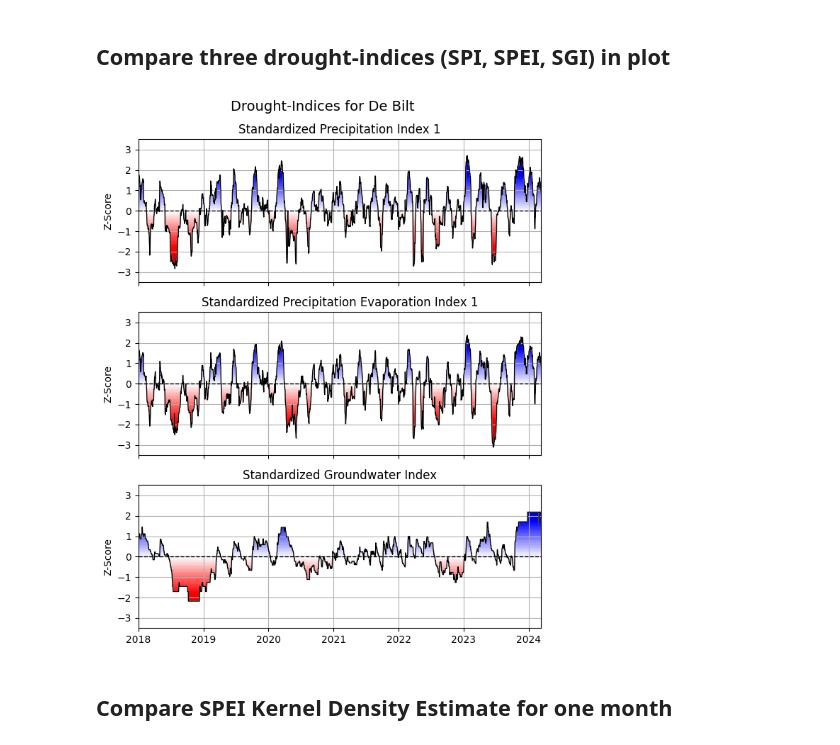
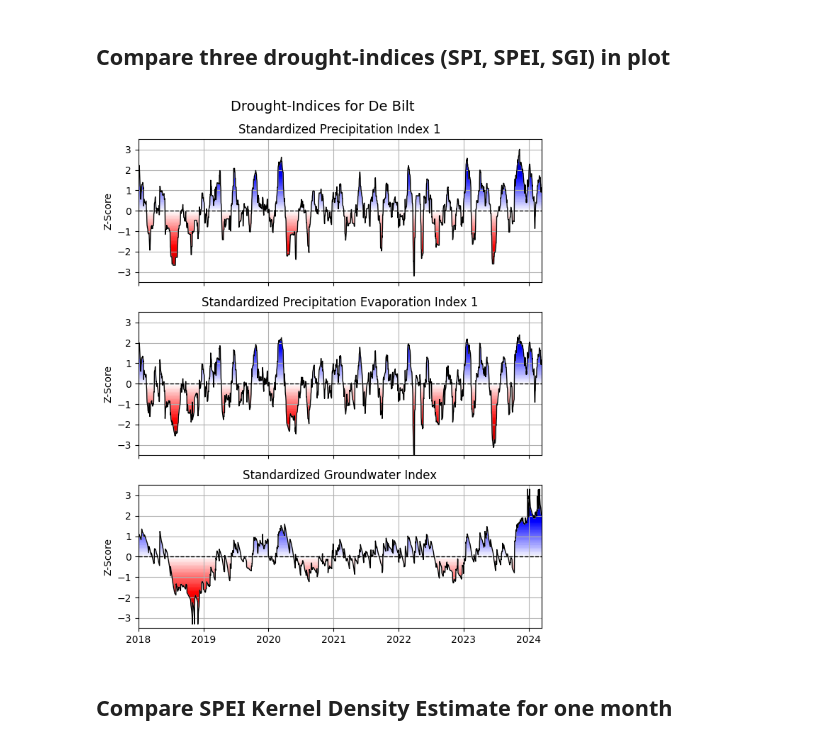
Before and after one commit to martinvonk/SPEI, a Jupyter notebook: doc/examples/example03_drought_NL.ipynb, the cells around one changed output. Cells and saved outputs as stored; diff of their text form; code cells hidden in the pictures.

```diff
--- a/doc/examples/example03_drought_NL.ipynb
+++ b/doc/examples/example03_drought_NL.ipynb
@@ -57,3 +59,7 @@ spei = si.spei(pe, dist=scs.fisk)
+# %%
+# Accumulate time series on monthly basis
+spi1 = si.spi(prec, timescale=30, dist=scs.gamma, fit_freq="ME")
+spei1 = si.spei((prec - evap), timescale=30, dist=scs.fisk, fit_freq="ME")
 # %%
 xlim = pd.to_datetime(["2018-01-01", yesterday])
 
@@ -101,4 +107,4 @@ noise_alpha      43.460804   14.000000   True   ±8.09%
 ## Calculate SGI based on time series model
 # %%
 gws = ml.simulate(tmin="1990-07-01", tmax=yesterday)
-sgi = si.sgi(gws.rolling("3D").mean())
+sgi = si.sgi(gws, fit_freq="ME")
@@ -107,19 +116,19 @@ sgi = si.sgi(gws.rolling("3D").mean())
 # %%
 fig, axs = plt.subplot_mosaic(
     [["SPI"], ["SPEI"], ["SGI"]], figsize=(6.5, 8), sharex=True
 )
-si.plot.si(spi, ybound=3.5, ax=axs["SPI"])
-si.plot.si(spei, ybound=3.5, ax=axs["SPEI"])
+si.plot.si(spi1, ybound=3.5, ax=axs["SPI"])
+si.plot.si(spei1, ybound=3.5, ax=axs["SPEI"])
 si.plot.si(sgi, ybound=3.5, ax=axs["SGI"])
 [(axs[x].grid(), axs[x].set_xlim(xlim), axs[x].set_ylabel("Z-Score")) for x in axs]
 axs["SPI"].set_title("Standardized Precipitation Index 1")
 axs["SPEI"].set_title("Standardized Precipitation Evaporation Index 1")
 axs["SGI"].set_title("Standardized Groundwater Index")
 fig.suptitle("Drought-Indices for De Bilt", fontsize=14)
 fig.tight_layout()
 # fig.savefig('Drought_Index_Bilt.png', dpi=600, bbox_inches='tight')
 # %% [output]
-[figure, old version]
+[figure, new version]
 # %% [markdown]
 ## Compare SPEI Kernel Density Estimate for one month
 # %%
```
Also changed, not shown: parts of 6 cells of this notebook, 9 other files.
